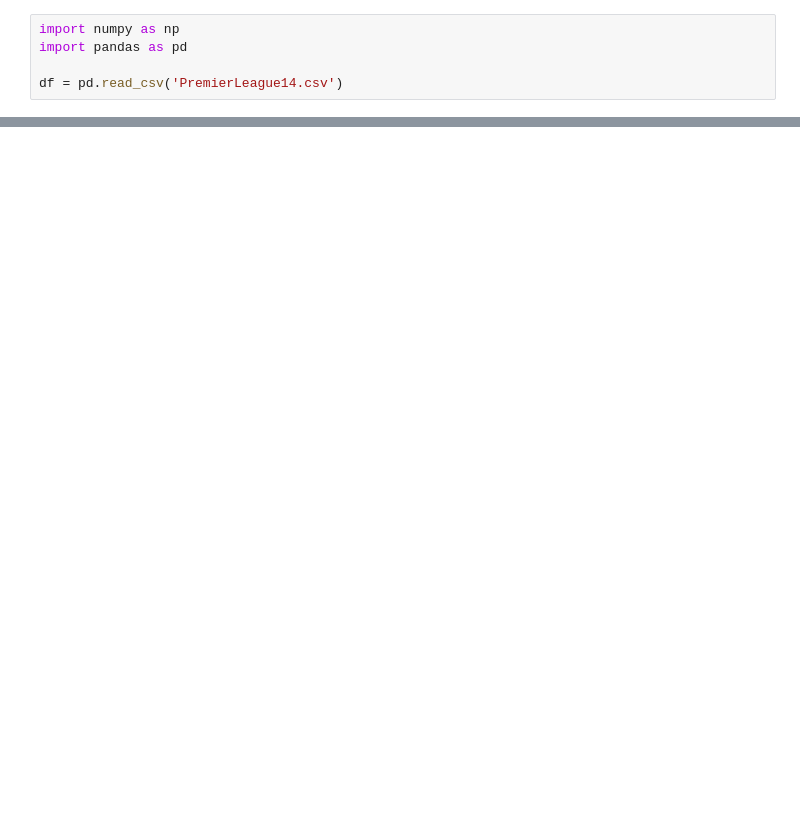
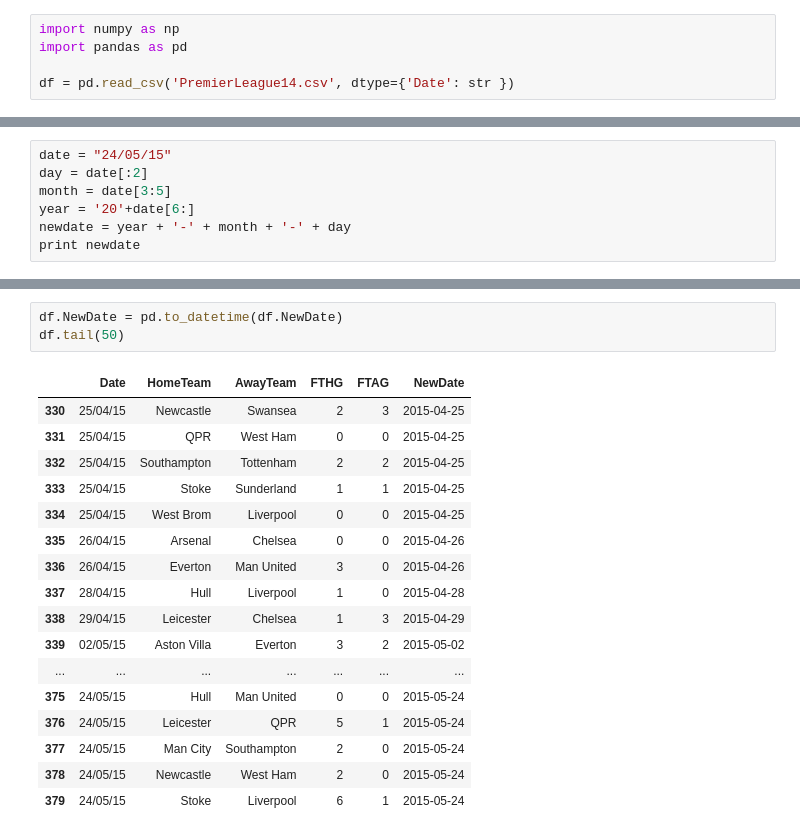
Before and after one commit to RyanSCodes/Dixon-Coles-Football-Predictor, a Jupyter notebook: Untitled.ipynb, the cells around one changed output, grey strips where cells are left out. Drawn from its saved outputs; the diff is of its cells as text; blank space fills up the shorter version.

```diff
--- a/Untitled.ipynb
+++ b/Untitled.ipynb
@@ -2,4 +2,4 @@
 import numpy as np
 import pandas as pd
 
-df = pd.read_csv('PremierLeague14.csv')
+df = pd.read_csv('PremierLeague14.csv', dtype={'Date': str })
@@ -5,0 +27,7 @@ df = pd.read_csv('PremierLeague14.csv')
+# %%
+date = "24/05/15"
+day = date[:2]
+month = date[3:5]
+year = '20'+date[6:]
+newdate = year + '-' + month + '-' + day
+print newdate
@@ -6 +53,22 @@ df = pd.read_csv('PremierLeague14.csv')
+# %%
+df.NewDate = pd.to_datetime(df.NewDate)
+df.tail(50)
+# %% [output]
+|  | Date | HomeTeam | AwayTeam | FTHG | FTAG | NewDate |
+| 330 | 25/04/15 | Newcastle | Swansea | 2 | 3 | 2015-04-25 |
+| 331 | 25/04/15 | QPR | West Ham | 0 | 0 | 2015-04-25 |
+| 332 | 25/04/15 | Southampton | Tottenham | 2 | 2 | 2015-04-25 |
+| 333 | 25/04/15 | Stoke | Sunderland | 1 | 1 | 2015-04-25 |
+| 334 | 25/04/15 | West Brom | Liverpool | 0 | 0 | 2015-04-25 |
+| 335 | 26/04/15 | Arsenal | Chelsea | 0 | 0 | 2015-04-26 |
+| 336 | 26/04/15 | Everton | Man United | 3 | 0 | 2015-04-26 |
+| 337 | 28/04/15 | Hull | Liverpool | 1 | 0 | 2015-04-28 |
+| 338 | 29/04/15 | Leicester | Chelsea | 1 | 3 | 2015-04-29 |
+| 339 | 02/05/15 | Aston Villa | Everton | 3 | 2 | 2015-05-02 |
+| ... | ... | ... | ... | ... | ... | ... |
+| 375 | 24/05/15 | Hull | Man United | 0 | 0 | 2015-05-24 |
+| 376 | 24/05/15 | Leicester | QPR | 5 | 1 | 2015-05-24 |
+| 377 | 24/05/15 | Man City | Southampton | 2 | 0 | 2015-05-24 |
+| 378 | 24/05/15 | Newcastle | West Ham | 2 | 0 | 2015-05-24 |
+| 379 | 24/05/15 | Stoke | Liverpool | 6 | 1 | 2015-05-24 |
 # %%
```
Also changed, not shown: parts of 7 cells of this notebook, 3 other files.
